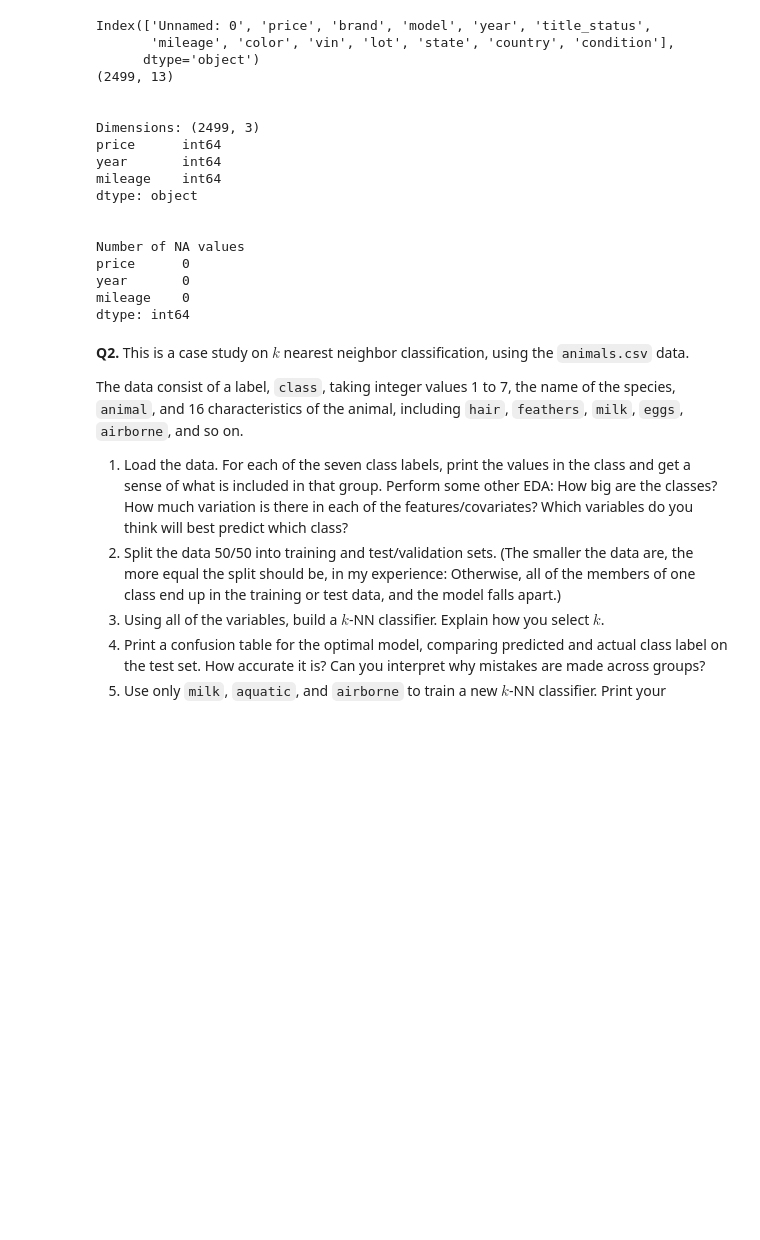
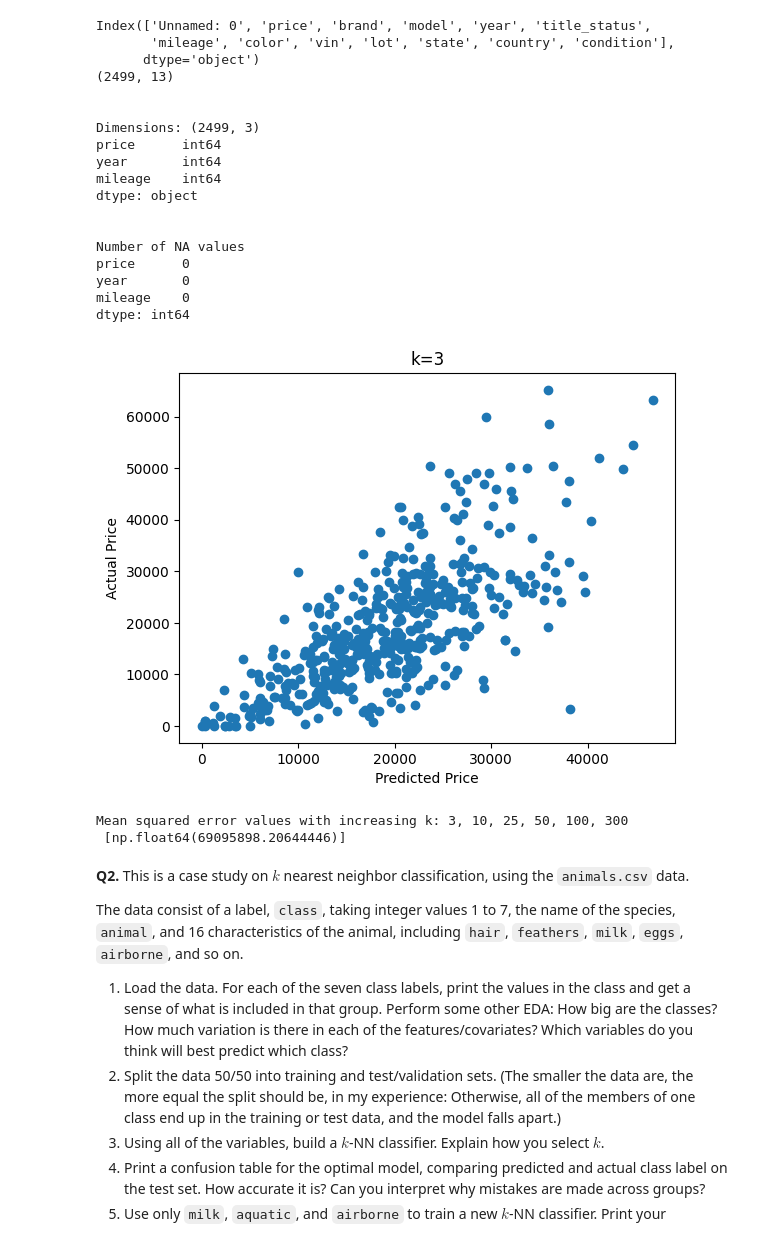
Before and after one commit to hasitanalluri/knn, a Jupyter notebook: assignment/assignment_knn.ipynb, the cells around one changed output. Saved outputs shown, nothing was run; the diff lists cells and outputs as text; code cells hidden in the pictures; blank space fills up the shorter version.

```diff
--- a/assignment/assignment_knn.ipynb
+++ b/assignment/assignment_knn.ipynb
@@ -59,7 +59,22 @@ print("Number of NA values")
 print(df.isna().sum()) # No NA values to handle
 
 # 2
-#df['year'] = (df['year'] - df['year'].min()) / (df['year'].max() - df['year'].min())
+def maxmin(z): # Normalizes values for particular feature based on 0-1 scale
+    w = (z-np.min(z))/(np.max(z)-np.min(z))
+    return w
+
+df['year_normalized'] = maxmin(df['year'])
+df['mileage_normalized'] = maxmin(df['mileage'])
+df.describe()
+
+# 3
+y = df['price'] # Create target variable vector
+X = df.loc[:,['year_normalized','mileage_normalized']] # Create feature matrix
+
+from sklearn.model_selection import train_test_split
+X_train, X_test, y_train, y_test = train_test_split(X,y, # Feature and target variables
+                                                    test_size=.2, # Split the sample 80 train/ 20 test
+                                                    random_state=65) # For replication purposes
 # %% [output]
 Index(['Unnamed: 0', 'price', 'brand', 'model', 'year', 'title_status',
        'mileage', 'color', 'vin', 'lot', 'state', 'country', 'condition'],
@@ -79,6 +94,42 @@ price      0
 year       0
 mileage    0
 dtype: int64
+# %%
+# 4
+from sklearn.neighbors import KNeighborsRegressor
+MSE = []
+
+# k = 3
+k=3
+model = KNeighborsRegressor(n_neighbors=k) # Create a sk model for k=3
+fitted_model = model.fit(X,y) # Train the model on our data
+
+y_hat = fitted_model.predict(X_test) # Predict y values for test data
+
+MSE.append(np.mean( (y_test-y_hat)**2 )) # Calculate mean squared error and append to list
+
+plt.scatter(y_hat,y_test) # Scatterplot of test value against predicted value
+plt.xlabel("Predicted Price")
+plt.ylabel("Actual Price")
+plt.title("k=3")
+plt.show()
+#print("MSE for k=3:",mse)
+
+# k = 10
+# k = 25
+# k = 50
+# k = 100
+# k = 300
+
+print("\n")
+print("Mean squared error values with increasing k: 3, 10, 25, 50, 100, 300")
+print(MSE)
+
+# What patterns do you notice as you increase  𝑘 ?
+# %% [output]
+[figure, added]
+Mean squared error values with increasing k: 3, 10, 25, 50, 100, 300
+ [np.float64(69095898.20644446)]
 # %% [markdown]
 **Q2.** This is a case study on $k$ nearest neighbor classification, using the `animals.csv` data.
 
```
